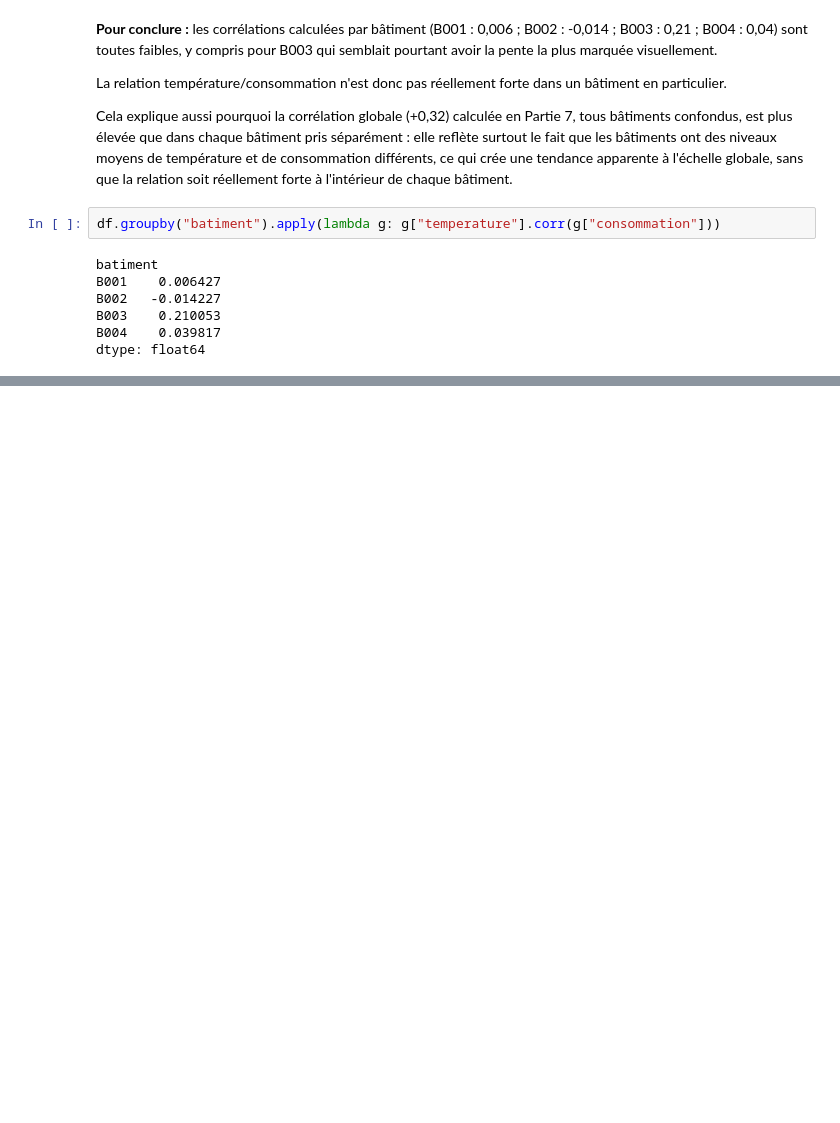
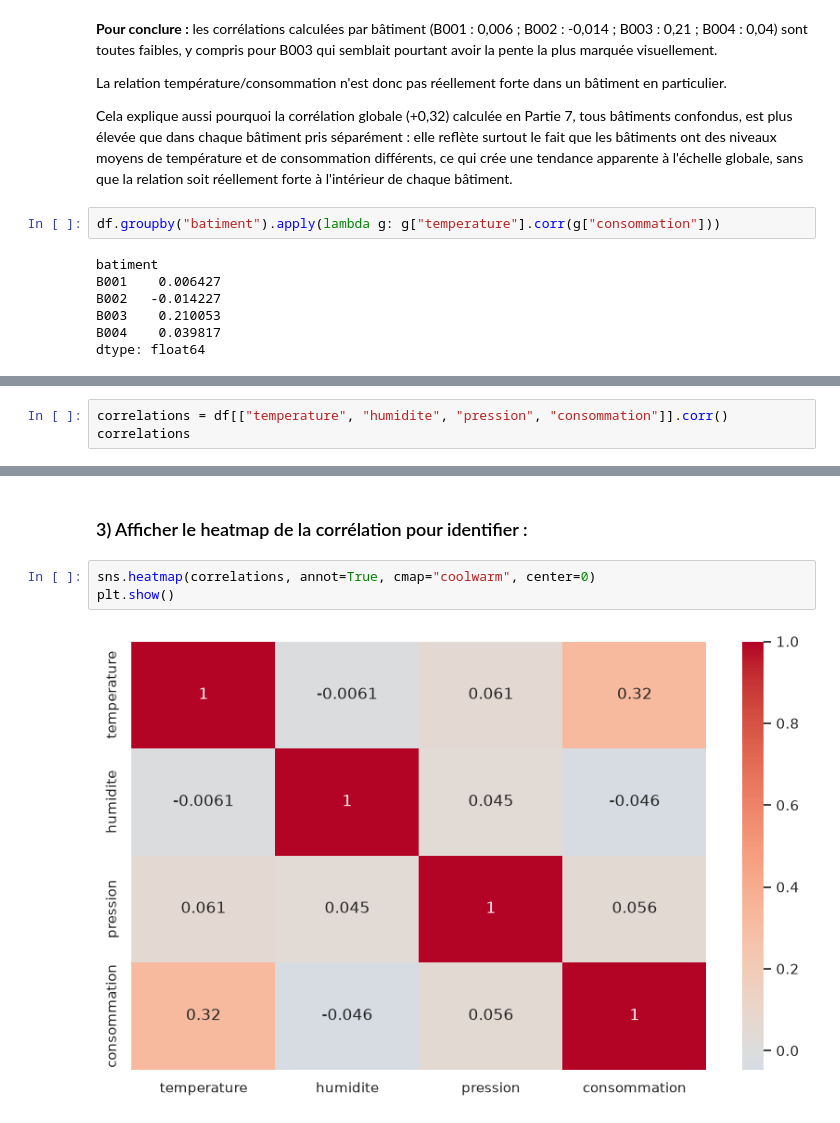
Before and after one commit to Fattimm/atelier_seaborn_iot, a Jupyter notebook: notebooks/atelier_seaborn_iot.ipynb, the cells around one changed output, grey strips where cells are left out. Cells and saved outputs as stored; diff of their text form; blank space fills up the shorter version.

```diff
--- a/notebooks/atelier_seaborn_iot.ipynb
+++ b/notebooks/atelier_seaborn_iot.ipynb
@@ -575,0 +582,3 @@ dtype: float64
+# %%
+correlations = df[["temperature", "humidite", "pression", "consommation"]].corr()
+correlations
@@ -575,0 +609,7 @@ dtype: float64
+# %% [markdown]
+### 3) Afficher le heatmap de la corrélation pour identifier :
+# %%
+sns.heatmap(correlations, annot=True, cmap="coolwarm", center=0)
+plt.show()
+# %% [output]
+[figure, added]
```
Also changed, not shown: parts of 56 cells of this notebook, 4 other files.
